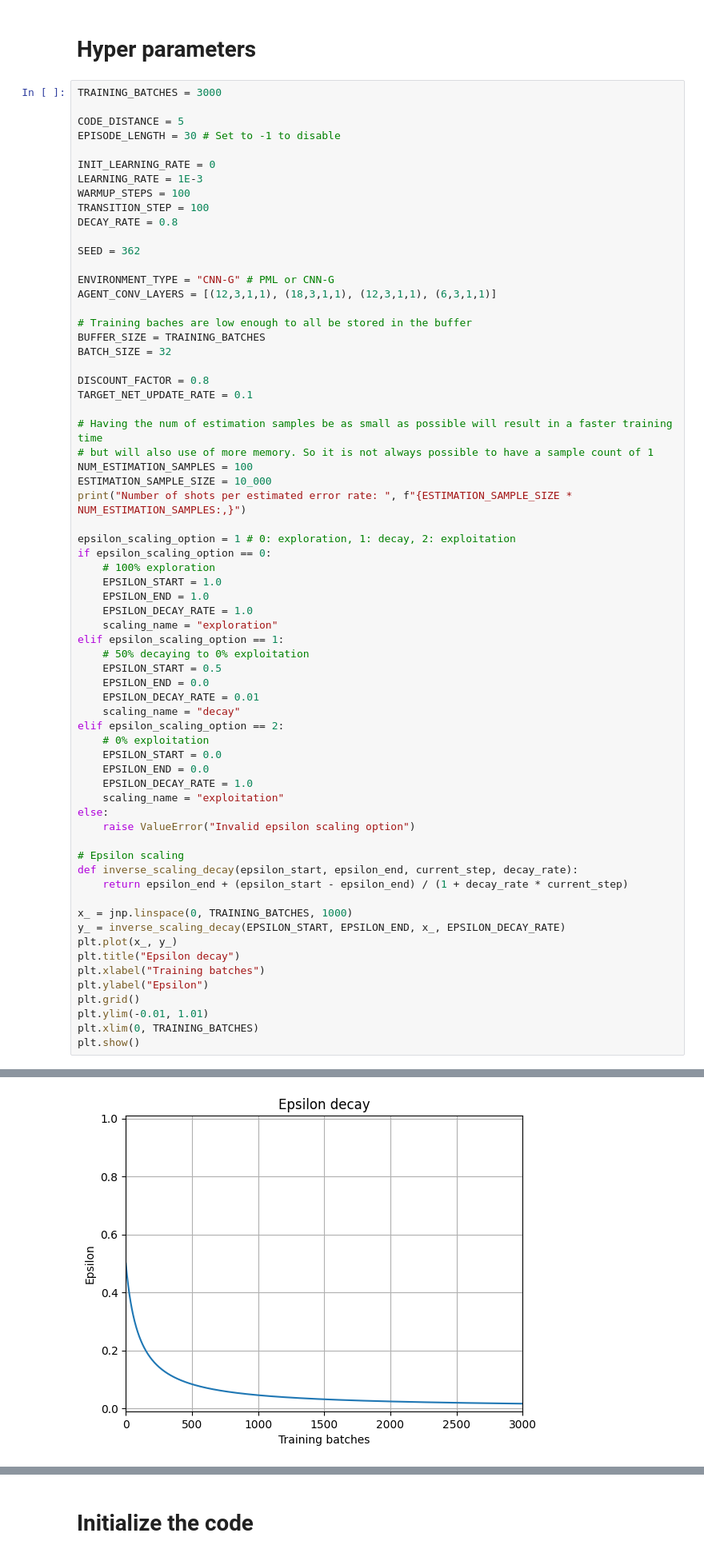
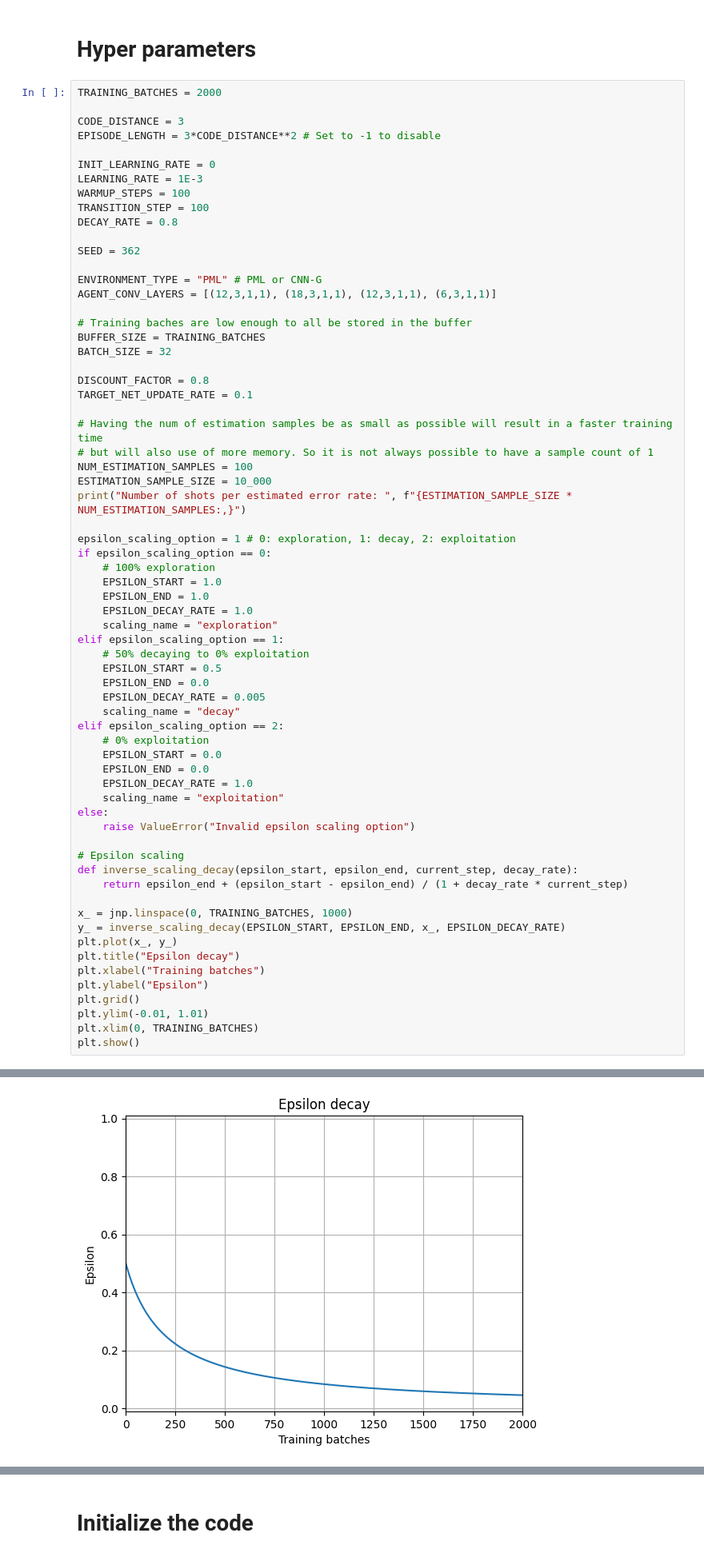
Before and after one commit to JuliusRye/QEC, a Jupyter notebook: Modules/reinforcement_learning_deformation_search.ipynb, the cells around one changed output, grey strips where cells are left out. Shown: that part at 80% size. Saved outputs shown, nothing was run; the diff lists cells and outputs as text.

```diff
--- a/Modules/reinforcement_learning_deformation_search.ipynb
+++ b/Modules/reinforcement_learning_deformation_search.ipynb
@@ -22,10 +22,10 @@ from time import time
 # %% [markdown]
 # Hyper parameters
 # %%
-TRAINING_BATCHES = 3000
+TRAINING_BATCHES = 2000
 
-CODE_DISTANCE = 5
-EPISODE_LENGTH = 30 # Set to -1 to disable
+CODE_DISTANCE = 3
+EPISODE_LENGTH = 3*CODE_DISTANCE**2 # Set to -1 to disable
 
 INIT_LEARNING_RATE = 0
 LEARNING_RATE = 1E-3
@@ -35,7 +35,7 @@ DECAY_RATE = 0.8
 
 SEED = 362
 
-ENVIRONMENT_TYPE = "CNN-G" # PML or CNN-G
+ENVIRONMENT_TYPE = "PML" # PML or CNN-G
 AGENT_CONV_LAYERS = [(12,3,1,1), (18,3,1,1), (12,3,1,1), (6,3,1,1)]
 
 # Training baches are low enough to all be stored in the buffer
@@ -61,35 +61,35 @@ if epsilon_scaling_option == 0:
 elif epsilon_scaling_option == 1:
     # 50% decaying to 0% exploitation
     EPSILON_START = 0.5
     EPSILON_END = 0.0
-    EPSILON_DECAY_RATE = 0.01
+    EPSILON_DECAY_RATE = 0.005
     scaling_name = "decay"
 elif epsilon_scaling_option == 2:
     # 0% exploitation
     EPSILON_START = 0.0
     EPSILON_END = 0.0
     EPSILON_DECAY_RATE = 1.0
     scaling_name = "exploitation"
 else:
     raise ValueError("Invalid epsilon scaling option")
 
 # Epsilon scaling
 def inverse_scaling_decay(epsilon_start, epsilon_end, current_step, decay_rate):
     return epsilon_end + (epsilon_start - epsilon_end) / (1 + decay_rate * current_step)
 
 x_ = jnp.linspace(0, TRAINING_BATCHES, 1000)
 y_ = inverse_scaling_decay(EPSILON_START, EPSILON_END, x_, EPSILON_DECAY_RATE)
 plt.plot(x_, y_)
 plt.title("Epsilon decay")
 plt.xlabel("Training batches")
 plt.ylabel("Epsilon")
 plt.grid()
 plt.ylim(-0.01, 1.01)
 plt.xlim(0, TRAINING_BATCHES)
 plt.show()
 # %% [output]
 Number of shots per estimated error rate:  1,000,000
-[figure, old version]
+[figure, new version]
 # %%
 save_data = True
 
```
Also changed, not shown: parts of 11 cells of this notebook, 3 other files.
